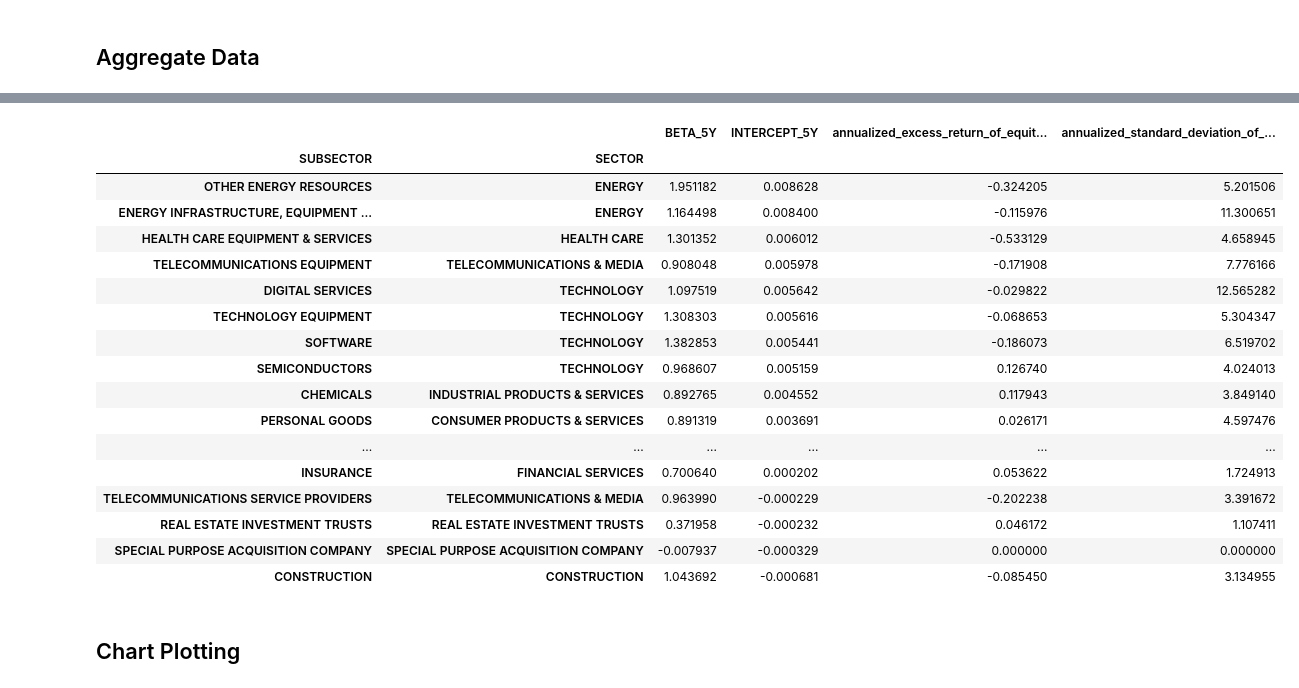
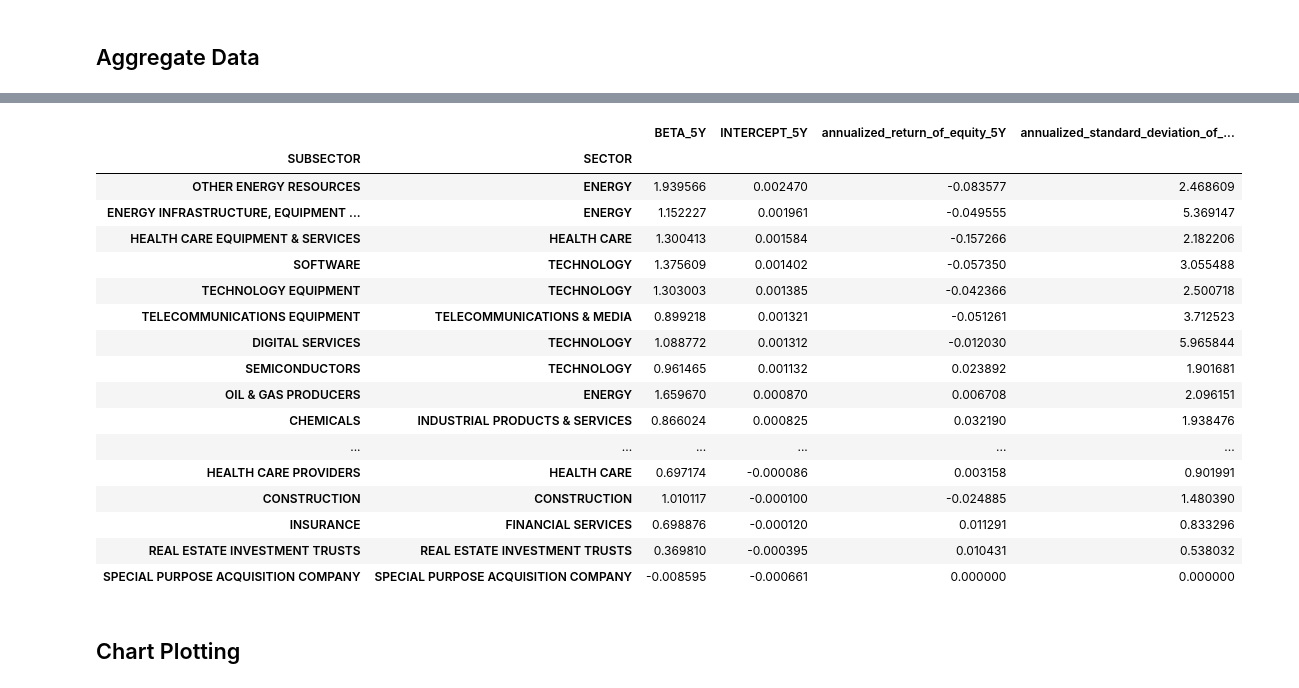
Before and after one commit to tan-yong-sheng/bursa-scraper, a Jupyter notebook: notebook/Bursa_scraper.ipynb, the cells around one changed output, grey strips where cells are left out. Saved outputs shown, nothing was run; the diff lists cells and outputs as text; code cells hidden in the pictures.

```diff
--- a/notebook/Bursa_scraper.ipynb
+++ b/notebook/Bursa_scraper.ipynb
@@ -414,7 +410,7 @@ def normality_test(excess_stock_return:list, confidence_level:float) -> Union[bo
 
 def getRegression(df: pandas.core.frame.DataFrame, period: int, interval:str, rf: float, confidence_level: float) -> pandas.core.frame.DataFrame:
   interval_dict = {"1d": 252,"1wk":52, "1mo":12, "3mo":4}
-  df_ny = filterDataBasedYear(df, period).set_index("Date").sub(rf/interval_dict[interval])
+  df_ny = filterDataBasedYear(df, period).set_index("Date").sub((1+rf)**(1/interval_dict[interval]) -1)
   df_ny = df_ny.apply(lambda x: calc_linregress_data(x.values.tolist(), df_ny["^KLSE"].values.tolist(), confidence_level=confidence_level), axis=0)
   df_ny = df_ny.transpose().reset_index()
   df_ny.columns = ["STOCK CODE",f"BETA_{period}Y", f"INTERCEPT_{period}Y", f"R-SQUARED_{period}Y", f"P-VALUE_{period}Y", f"BETA STANDARD ERROR_{period}Y",f"SKEWNESS_{period}Y" , f"PEARSON KURTOSIS_{period}Y", f"FISHER KURTOSIS_{period}Y",f"NORMALITY TEST_{period}Y" ]
@@ -443,7 +439,7 @@ regression_df.sort_values(f"INTERCEPT_{period}Y", ascending=False)
 def getAnnualizedReturn(df:pandas.DataFrame, interval:str, type:str="geometric", skipna:bool=False) -> float:
     """Params:
     interval : str
-        Valid intervals: 1m,2m,5m,15m,30m,60m,90m,1h,1d,5d,1wk,1mo,3mo
+        Valid intervals: 1d, 1wk,1mo,3mo
     """
     annualized_return: float = None
     annualized_return_dict: dict = {"1d": 252,"1wk":52, "1mo":12, "3mo":4}
@@ -478,7 +474,7 @@ x_list = []
 descriptive_df = pandas.DataFrame()
 
 descriptive_df[f"annualized_standard_deviation_of_equity_{period}Y"] = getAnnualizedStdDeviation(filterDataBasedYear(total_stock_return_df, period =2).set_index("Date"), interval=interval, skipna=skipna)
-descriptive_df[f"annualized_excess_return_of_equity_{period}Y"] = getAnnualizedReturn(filterDataBasedYear(total_stock_return_df, period=2).set_index("Date"), interval=interval, skipna=skipna)
+descriptive_df[f"annualized_return_of_equity_{period}Y"] = getAnnualizedReturn(filterDataBasedYear(total_stock_return_df, period=2).set_index("Date"), interval=interval, skipna=skipna)
 descriptive_df = descriptive_df.reset_index()
 descriptive_df = descriptive_df.rename(columns={"index":"STOCK CODE"})
 descriptive_df["STOCK CODE"] = descriptive_df["STOCK CODE"].replace("[.]KL", "", regex=True)
@@ -495,5 +491,5 @@ workSheet.format("1:1", {"textFormat":{"bold":"True"}})
 workSheet.append_rows(descriptive_df.values.tolist(), value_input_option='RAW', table_range="A1")
 """
 
-descriptive_df.sort_values(f"annualized_excess_return_of_equity_{period}Y", ascending=False)
+descriptive_df.sort_values(f"annualized_return_of_equity_{period}Y", ascending=False)
 # %% [output]
@@ -537,0 +555,19 @@ merged_df.sort_values(f"INTERCEPT_{period}Y", ascending=False)
+# %%
+# merge dataframes of `clean_df_stock_list`, `regression_df`, `descriptive_df`
+
+from functools import reduce
+
+main_dataframe = [clean_df_stock_list, regression_df, descriptive_df]
+
+merged_df = reduce(lambda left, right: pandas.merge(left, right, on="STOCK CODE", how ="outer"), main_dataframe)
+
+# then calculate other performance metrics such as SHARPE RATIO, Treynor Ratio, and Jensen Alpha
+interval_dict: dict = {"1d": 252,"1wk":52, "1mo":12, "3mo":4}
+merged_df[f"SHARPE_RATIO_{period}Y"] = merged_df[f"annualized_return_of_equity_{period}Y"].sub((1+rf)**(1/interval_dict[interval]) -1).divide(merged_df[f"annualized_standard_deviation_of_equity_{period}Y"])
+merged_df[f"TREYNOR_RATIO_{period}Y"] = merged_df[f"annualized_return_of_equity_{period}Y"].sub((1+rf)**(1/interval_dict[interval]) -1).divide(merged_df[f"BETA_{period}Y"])
+
+#beta_multiply_market_return: pandas.DataFrame = merged_df[f"BETA_{period}Y"].multiply(float(merged_df[merged_df["STOCK CODE"] == "^KLSE"][f"annualized_return_of_equity_{period}Y"]))
+#merged_df[f"JENSEN_ALPHA_{period}Y"] = merged_df[f"annualized_return_of_equity_{period}Y"].sub((1+rf)**(1/interval_dict[interval]) -1).divide(beta_multiply_market_return)
+
+merged_df.to_csv("merged_df.csv")
+merged_df
@@ -564,29 +615,30 @@ sector_overview_df
 # %%
 sub_sector_overview_df = merged_df.groupby(["SUBSECTOR","SECTOR"]).agg({f"BETA_{period}Y": "mean",
                                     f"INTERCEPT_{period}Y": "mean",
-                                    f"annualized_excess_return_of_equity_{period}Y": "mean",
+                                    f"annualized_return_of_equity_{period}Y": "mean",
                                     f"annualized_standard_deviation_of_equity_{period}Y": "mean"
                                     }).dropna().sort_values(f"INTERCEPT_{period}Y", ascending=False)
+sub_sector_overview_df.to_csv("sub_sector_overview_df.csv")
 sub_sector_overview_df
 # %% [output]
-|  |  | BETA_5Y | INTERCEPT_5Y | annualized_excess_return_of_equit... | annualized_standard_deviation_of_... |
+|  |  | BETA_5Y | INTERCEPT_5Y | annualized_return_of_equity_5Y | annualized_standard_deviation_of_... |
 | SUBSECTOR | SECTOR |  |  |  |  |
-| OTHER ENERGY RESOURCES | ENERGY | 1.951182 | 0.008628 | -0.324205 | 5.201506 |
-| ENERGY INFRASTRUCTURE, EQUIPMENT ... | ENERGY | 1.164498 | 0.008400 | -0.115976 | 11.300651 |
-| HEALTH CARE EQUIPMENT & SERVICES | HEALTH CARE | 1.301352 | 0.006012 | -0.533129 | 4.658945 |
-| TELECOMMUNICATIONS EQUIPMENT | TELECOMMUNICATIONS & MEDIA | 0.908048 | 0.005978 | -0.171908 | 7.776166 |
-| DIGITAL SERVICES | TECHNOLOGY | 1.097519 | 0.005642 | -0.029822 | 12.565282 |
-| TECHNOLOGY EQUIPMENT | TECHNOLOGY | 1.308303 | 0.005616 | -0.068653 | 5.304347 |
-| SOFTWARE | TECHNOLOGY | 1.382853 | 0.005441 | -0.186073 | 6.519702 |
-| SEMICONDUCTORS | TECHNOLOGY | 0.968607 | 0.005159 | 0.126740 | 4.024013 |
-| CHEMICALS | INDUSTRIAL PRODUCTS & SERVICES | 0.892765 | 0.004552 | 0.117943 | 3.849140 |
-| PERSONAL GOODS | CONSUMER PRODUCTS & SERVICES | 0.891319 | 0.003691 | 0.026171 | 4.597476 |
+| OTHER ENERGY RESOURCES | ENERGY | 1.939566 | 0.002470 | -0.083577 | 2.468609 |
+| ENERGY INFRASTRUCTURE, EQUIPMENT ... | ENERGY | 1.152227 | 0.001961 | -0.049555 | 5.369147 |
+| HEALTH CARE EQUIPMENT & SERVICES | HEALTH CARE | 1.300413 | 0.001584 | -0.157266 | 2.182206 |
+| SOFTWARE | TECHNOLOGY | 1.375609 | 0.001402 | -0.057350 | 3.055488 |
+| TECHNOLOGY EQUIPMENT | TECHNOLOGY | 1.303003 | 0.001385 | -0.042366 | 2.500718 |
+| TELECOMMUNICATIONS EQUIPMENT | TELECOMMUNICATIONS & MEDIA | 0.899218 | 0.001321 | -0.051261 | 3.712523 |
+| DIGITAL SERVICES | TECHNOLOGY | 1.088772 | 0.001312 | -0.012030 | 5.965844 |
+| SEMICONDUCTORS | TECHNOLOGY | 0.961465 | 0.001132 | 0.023892 | 1.901681 |
+| OIL & GAS PRODUCERS | ENERGY | 1.659670 | 0.000870 | 0.006708 | 2.096151 |
+| CHEMICALS | INDUSTRIAL PRODUCTS & SERVICES | 0.866024 | 0.000825 | 0.032190 | 1.938476 |
 | ... | ... | ... | ... | ... | ... |
-| INSURANCE | FINANCIAL SERVICES | 0.700640 | 0.000202 | 0.053622 | 1.724913 |
-| TELECOMMUNICATIONS SERVICE PROVIDERS | TELECOMMUNICATIONS & MEDIA | 0.963990 | -0.000229 | -0.202238 | 3.391672 |
-| REAL ESTATE INVESTMENT TRUSTS | REAL ESTATE INVESTMENT TRUSTS | 0.371958 | -0.000232 | 0.046172 | 1.107411 |
-| SPECIAL PURPOSE ACQUISITION COMPANY | SPECIAL PURPOSE ACQUISITION COMPANY | -0.007937 | -0.000329 | 0.000000 | 0.000000 |
-| CONSTRUCTION | CONSTRUCTION | 1.043692 | -0.000681 | -0.085450 | 3.134955 |
+| HEALTH CARE PROVIDERS | HEALTH CARE | 0.697174 | -0.000086 | 0.003158 | 0.901991 |
+| CONSTRUCTION | CONSTRUCTION | 1.010117 | -0.000100 | -0.024885 | 1.480390 |
+| INSURANCE | FINANCIAL SERVICES | 0.698876 | -0.000120 | 0.011291 | 0.833296 |
+| REAL ESTATE INVESTMENT TRUSTS | REAL ESTATE INVESTMENT TRUSTS | 0.369810 | -0.000395 | 0.010431 | 0.538032 |
+| SPECIAL PURPOSE ACQUISITION COMPANY | SPECIAL PURPOSE ACQUISITION COMPANY | -0.008595 | -0.000661 | 0.000000 | 0.000000 |
 # %% [markdown]
 ## Chart Plotting
 # %%
```
Also changed, not shown: parts of 20 cells of this notebook.
